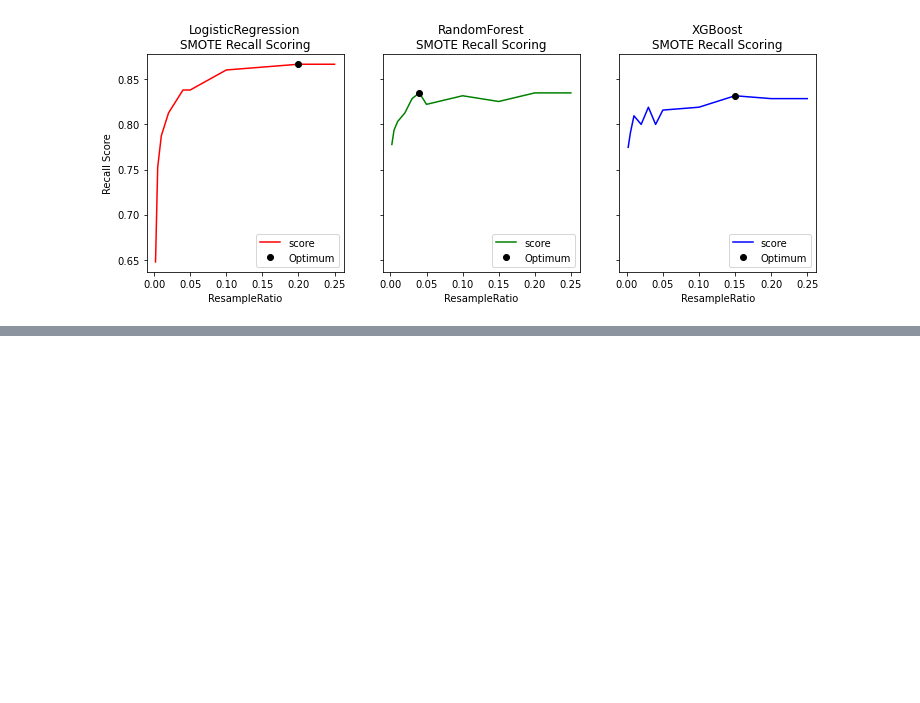
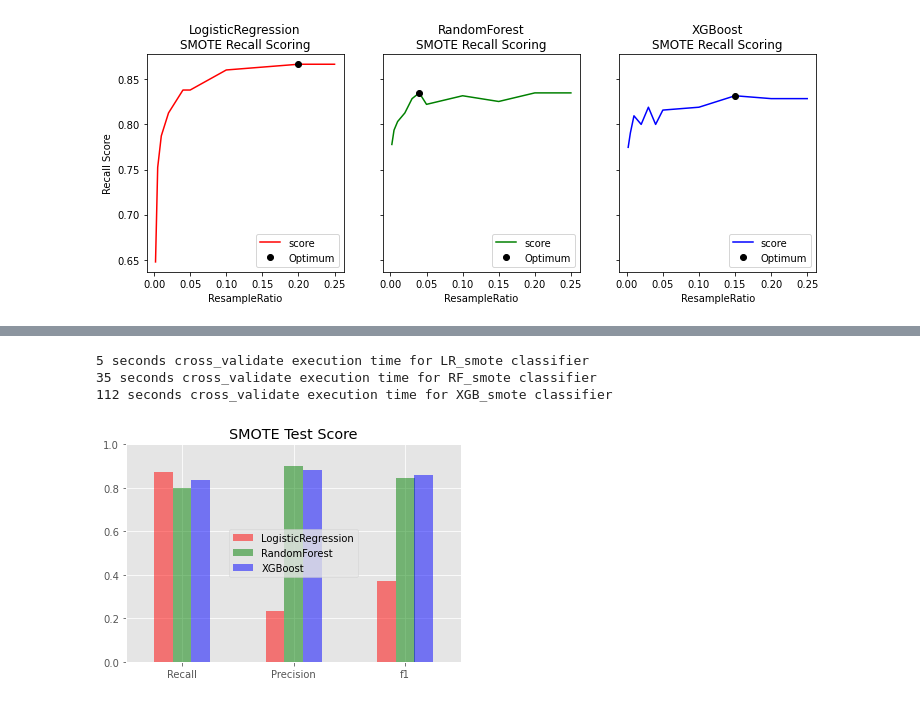
Before and after one commit to allanalberts/Credit-Card-Fraud-Identification-and-Management-Strategy, a Jupyter notebook: notebooks/SMOTE_analsis.ipynb, the cells around one changed output, grey strips where cells are left out. Cells and saved outputs as stored; diff of their text form; code cells hidden in the pictures; blank space fills up the shorter version.

```diff
--- a/notebooks/SMOTE_analsis.ipynb
+++ b/notebooks/SMOTE_analsis.ipynb
@@ -172,0 +200,35 @@ h.save_classifier_dict(classifiers, "04")
+# %%
+for clf in clf_lst:
+    start_time = time.time()
+    classifiers = sm.test_classifier(clf, classifiers, X_train, y_train, X_test, y_test)
+    t = time.time() - start_time
+    print(f"{t:.0f} seconds cross_validate execution time for {clf} classifier")
+# %% [output]
+5 seconds cross_validate execution time for LR_smote classifier
+35 seconds cross_validate execution time for RF_smote classifier
+112 seconds cross_validate execution time for XGB_smote classifier
+# %%
+fig, ax = plt.subplots()
+colors = []
+clf_desc = []
+for clf in clf_lst:
+    colors.append(classifiers[clf]["c"])
+    clf_desc.append(classifiers[clf]["clf_desc"])
+    results = pd.DataFrame.from_dict(classifiers,
+                                        orient='index')[["clf_desc",
+                                                        "test_Recall_score",
+                                                        "test_Precision_score",
+                                                        "test_f1_score"]]
+results = results.loc[clf_lst]
+results.set_index('clf_desc', inplace=True)
+
+results.columns = ["Recall", "Precision", "f1"]
+results.T.plot(kind='bar', color=colors, alpha=0.5, rot=0, ax=ax)
+ax.set_title("SMOTE Test Score")
+ax.set_ylim(ymin=0, ymax=1.0);
+ax.grid('on', axis='y')
+ax.legend(loc='center')
+
+fig.savefig("../images/metric_scores_with_smote.png")
+# %% [output]
+[figure, added]
```
Also changed, not shown: parts of 12 cells of this notebook, 15 other files.
